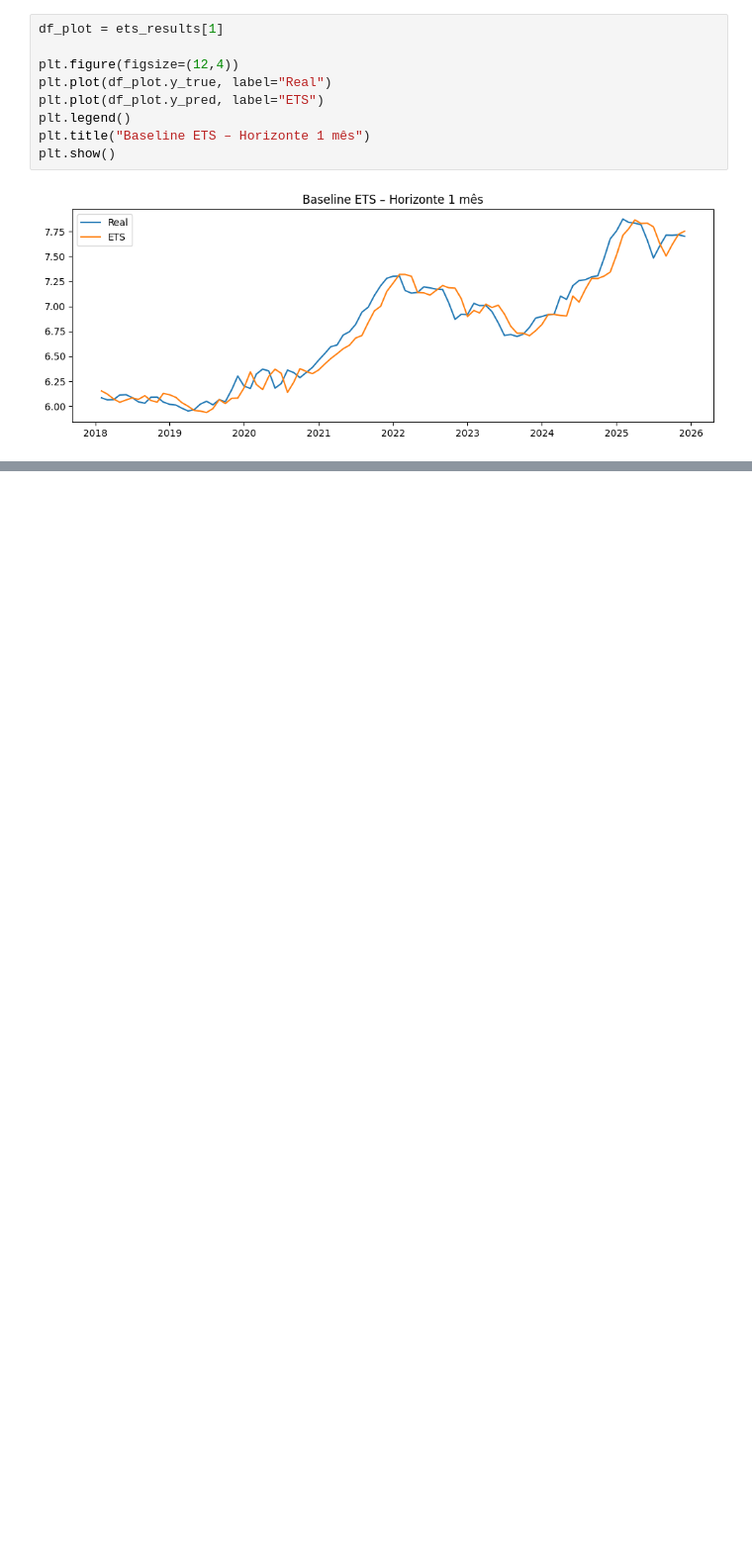
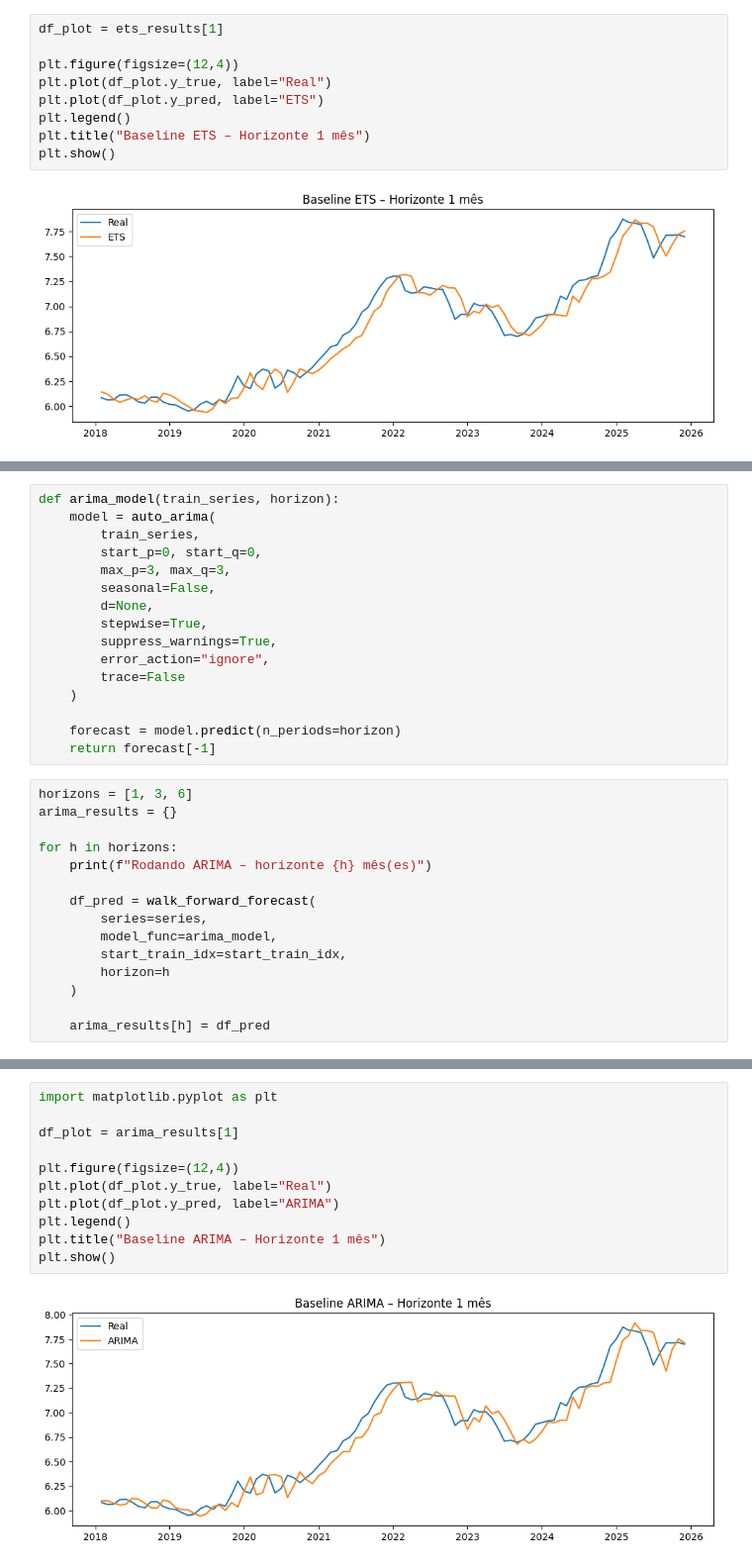
Before and after one commit to thvieira1/Arabica_coffee_price_forecast, a Jupyter notebook: 02_baseline_univariate.ipynb, the cells around one changed output, grey strips where cells are left out. Shown at 99% size. Saved outputs shown, nothing was run; the diff lists cells and outputs as text; blank space fills up the shorter version.

Commit message:
Feat: Implemented baseline 2: ARIMA

```diff
--- a/02_baseline_univariate.ipynb
+++ b/02_baseline_univariate.ipynb
@@ -154,0 +161,31 @@ plt.show()
+# %%
+def arima_model(train_series, horizon):
+    model = auto_arima(
+        train_series,
+        start_p=0, start_q=0,
+        max_p=3, max_q=3,
+        seasonal=False,
+        d=None,
+        stepwise=True,
+        suppress_warnings=True,
+        error_action="ignore",
+        trace=False
+    )
+
+    forecast = model.predict(n_periods=horizon)
+    return forecast[-1]
+# %%
+horizons = [1, 3, 6]
+arima_results = {}
+
+for h in horizons:
+    print(f"Rodando ARIMA – horizonte {h} mês(es)")
+
+    df_pred = walk_forward_forecast(
+        series=series,
+        model_func=arima_model,
+        start_train_idx=start_train_idx,
+        horizon=h
+    )
+
+    arima_results[h] = df_pred
@@ -154,0 +209,13 @@ plt.show()
+# %%
+import matplotlib.pyplot as plt
+
+df_plot = arima_results[1]
+
+plt.figure(figsize=(12,4))
+plt.plot(df_plot.y_true, label="Real")
+plt.plot(df_plot.y_pred, label="ARIMA")
+plt.legend()
+plt.title("Baseline ARIMA – Horizonte 1 mês")
+plt.show()
+# %% [output]
+[figure, added]
```
Also changed, not shown: parts of 7 cells of this notebook.
